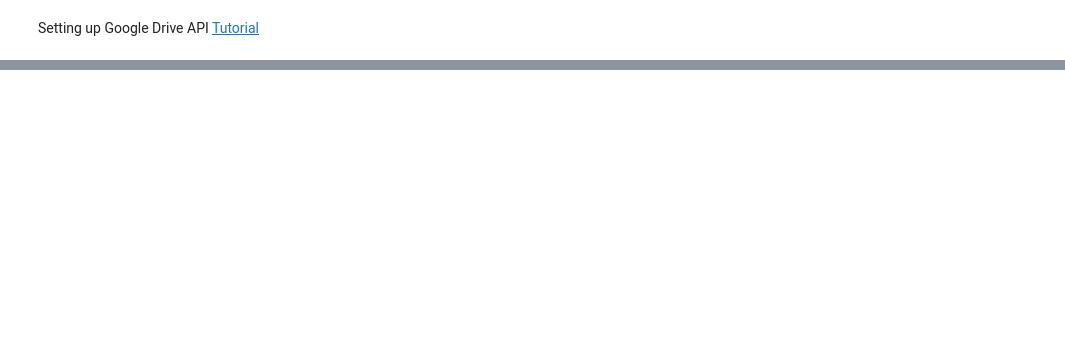
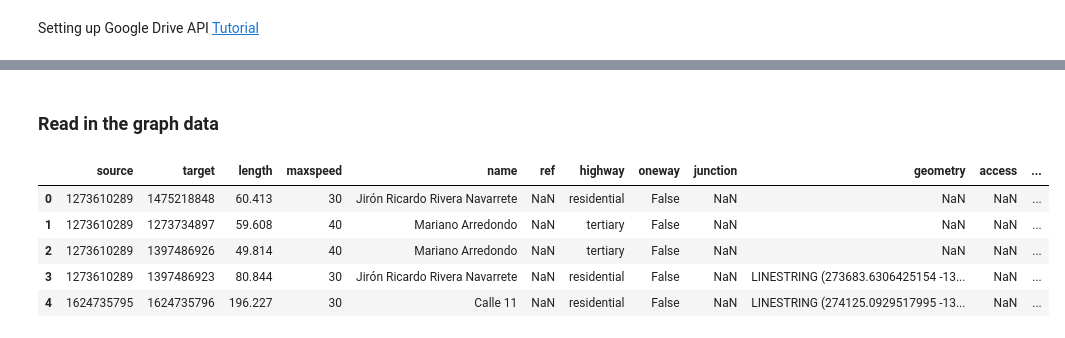
Before and after one commit to gauravcusp/WB_CityResilienceProgram, a Jupyter notebook: Data_from_Drive.ipynb, the cells around one changed output, grey strips where cells are left out. Drawn from its saved outputs; the diff is of its cells as text; code cells hidden in the pictures; blank space fills up the shorter version.

Commit message:
adding Lima data

```diff
--- a/Data_from_Drive.ipynb
+++ b/Data_from_Drive.ipynb
@@ -124,0 +186,15 @@ def get_files_from_drive():
+# %% [markdown]
+### Read in the graph data
+# %%
+G = nx.read_gpickle("drive_data/Lima/Lima_graph.None")
+# %%
+edgelist = nx.to_pandas_edgelist(G)
+# %%
+edgelist.head()
+# %% [output]
+|  | source | target | length | maxspeed | name | ref | highway | oneway | junction | geometry | access | ... |
+| 0 | 1273610289 | 1475218848 | 60.413 | 30 | Jirón Ricardo Rivera Navarrete | NaN | residential | False | NaN | NaN | NaN | ... |
+| 1 | 1273610289 | 1273734897 | 59.608 | 40 | Mariano Arredondo | NaN | tertiary | False | NaN | NaN | NaN | ... |
+| 2 | 1273610289 | 1397486926 | 49.814 | 40 | Mariano Arredondo | NaN | tertiary | False | NaN | NaN | NaN | ... |
+| 3 | 1273610289 | 1397486923 | 80.844 | 30 | Jirón Ricardo Rivera Navarrete | NaN | residential | False | NaN | LINESTRING (273683.6306425154 -13... | NaN | ... |
+| 4 | 1624735795 | 1624735796 | 196.227 | 30 | Calle 11 | NaN | residential | False | NaN | LINESTRING (274125.0929517995 -13... | NaN | ... |
```
Also changed, not shown: parts of 7 cells of this notebook.
